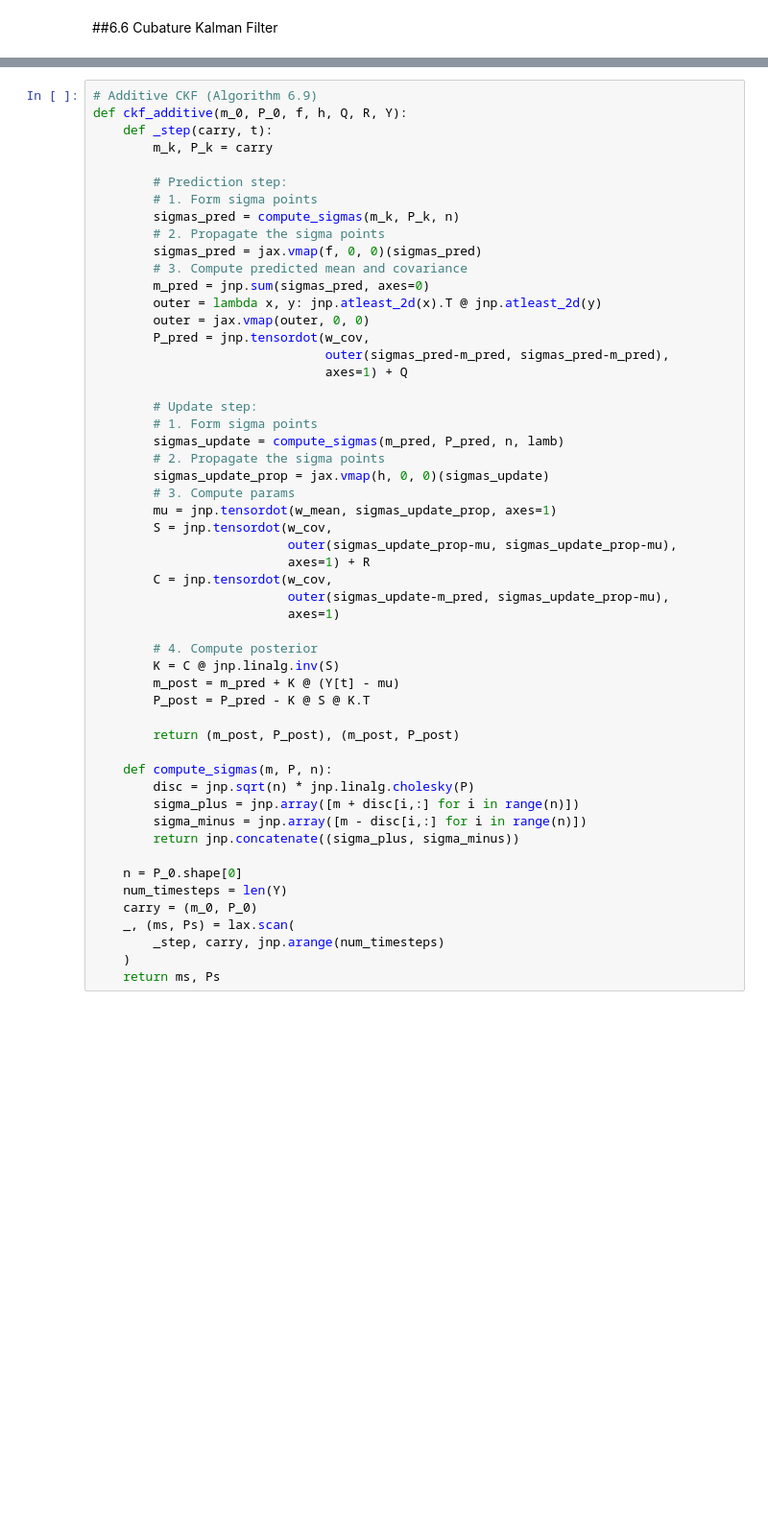
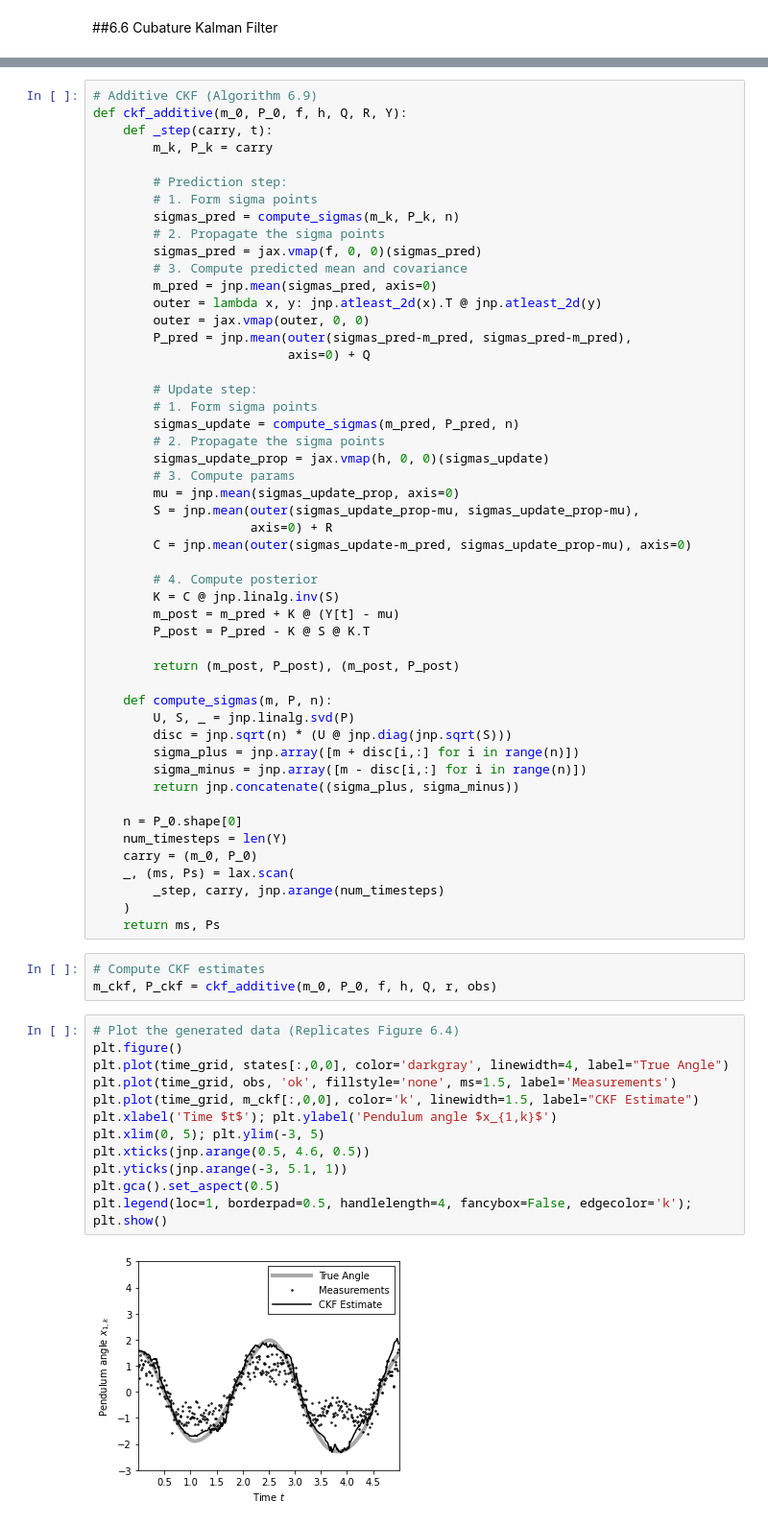
Before and after one commit to petergchang/sarkka-jax, a Jupyter notebook: Ch6.ipynb, the cells around one changed output, grey strips where cells are left out. Shown: that part at 96% size. Cells and saved outputs as stored; diff of their text form; blank space fills up the shorter version.

```diff
--- a/Ch6.ipynb
+++ b/Ch6.ipynb
@@ -191,26 +193,22 @@ def ckf_additive(m_0, P_0, f, h, Q, R, Y):
         # 2. Propagate the sigma points
         sigmas_pred = jax.vmap(f, 0, 0)(sigmas_pred)
         # 3. Compute predicted mean and covariance
-        m_pred = jnp.sum(sigmas_pred, axes=0)
+        m_pred = jnp.mean(sigmas_pred, axis=0)
         outer = lambda x, y: jnp.atleast_2d(x).T @ jnp.atleast_2d(y)
         outer = jax.vmap(outer, 0, 0)
-        P_pred = jnp.tensordot(w_cov,
-                               outer(sigmas_pred-m_pred, sigmas_pred-m_pred),
-                               axes=1) + Q
+        P_pred = jnp.mean(outer(sigmas_pred-m_pred, sigmas_pred-m_pred),
+                          axis=0) + Q
 
         # Update step:
         # 1. Form sigma points
-        sigmas_update = compute_sigmas(m_pred, P_pred, n, lamb)
+        sigmas_update = compute_sigmas(m_pred, P_pred, n)
         # 2. Propagate the sigma points
         sigmas_update_prop = jax.vmap(h, 0, 0)(sigmas_update)
         # 3. Compute params
-        mu = jnp.tensordot(w_mean, sigmas_update_prop, axes=1)
-        S = jnp.tensordot(w_cov,
-                          outer(sigmas_update_prop-mu, sigmas_update_prop-mu),
-                          axes=1) + R
-        C = jnp.tensordot(w_cov,
-                          outer(sigmas_update-m_pred, sigmas_update_prop-mu),
-                          axes=1)
+        mu = jnp.mean(sigmas_update_prop, axis=0)
+        S = jnp.mean(outer(sigmas_update_prop-mu, sigmas_update_prop-mu),
+                     axis=0) + R
+        C = jnp.mean(outer(sigmas_update-m_pred, sigmas_update_prop-mu), axis=0)
 
         # 4. Compute posterior
         K = C @ jnp.linalg.inv(S)
@@ -220,7 +218,8 @@ def ckf_additive(m_0, P_0, f, h, Q, R, Y):
         return (m_post, P_post), (m_post, P_post)
 
     def compute_sigmas(m, P, n):
-        disc = jnp.sqrt(n) * jnp.linalg.cholesky(P)
+        U, S, _ = jnp.linalg.svd(P)
+        disc = jnp.sqrt(n) * (U @ jnp.diag(jnp.sqrt(S)))
         sigma_plus = jnp.array([m + disc[i,:] for i in range(n)])
         sigma_minus = jnp.array([m - disc[i,:] for i in range(n)])
         return jnp.concatenate((sigma_plus, sigma_minus))
@@ -232,3 +231,21 @@ def ckf_additive(m_0, P_0, f, h, Q, R, Y):
         _step, carry, jnp.arange(num_timesteps)
     )
     return ms, Ps
+# %%
+# Compute CKF estimates
+m_ckf, P_ckf = ckf_additive(m_0, P_0, f, h, Q, r, obs)
+# %%
+# Plot the generated data (Replicates Figure 6.4)
+plt.figure()
+plt.plot(time_grid, states[:,0,0], color='darkgray', linewidth=4, label="True Angle")
+plt.plot(time_grid, obs, 'ok', fillstyle='none', ms=1.5, label='Measurements')
+plt.plot(time_grid, m_ckf[:,0,0], color='k', linewidth=1.5, label="CKF Estimate")
+plt.xlabel('Time $t$'); plt.ylabel('Pendulum angle $x_{1,k}$')
+plt.xlim(0, 5); plt.ylim(-3, 5)
+plt.xticks(jnp.arange(0.5, 4.6, 0.5))
+plt.yticks(jnp.arange(-3, 5.1, 1))
+plt.gca().set_aspect(0.5)
+plt.legend(loc=1, borderpad=0.5, handlelength=4, fancybox=False, edgecolor='k');
+plt.show()
+# %% [output]
+[figure, added]
```
Also changed, not shown: parts of 2 cells of this notebook.
